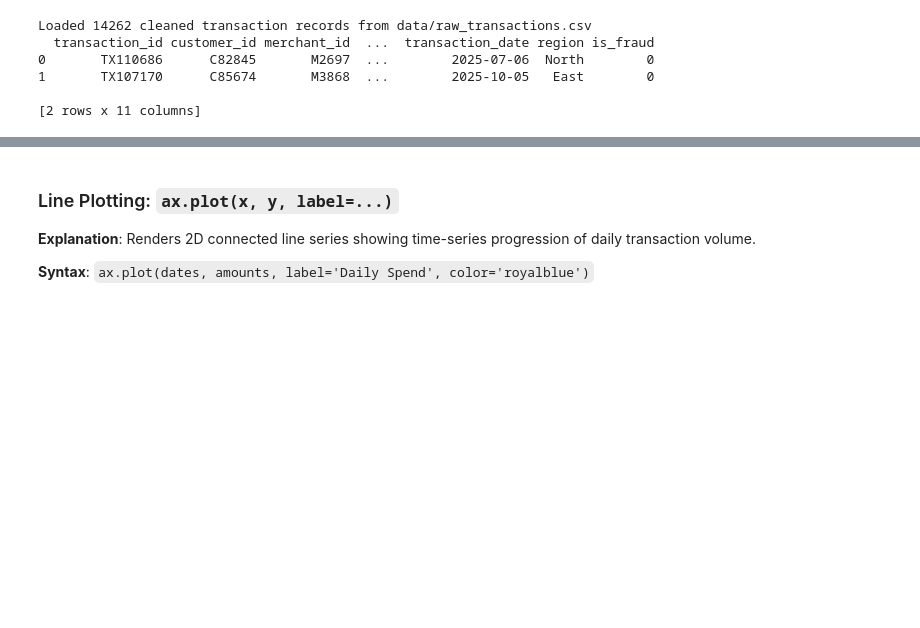
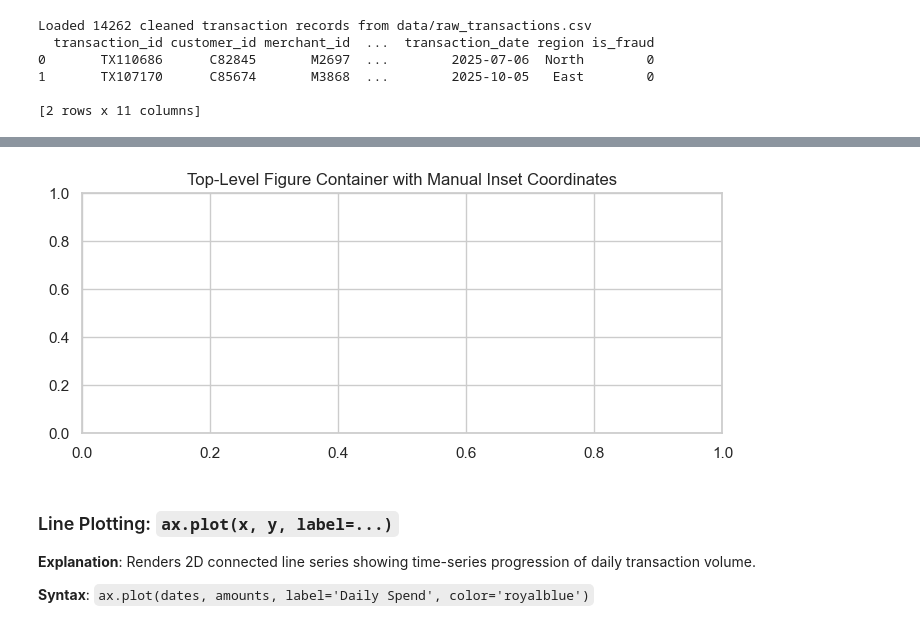
Before and after one commit to iankurbhatt/investigate-pandas, a Jupyter notebook: investigate_data_visualization/matplotlib_foundations_architecture.ipynb, the cells around one changed output, grey strips where cells are left out. Cells and saved outputs as stored; diff of their text form; code cells hidden in the pictures; blank space fills up the shorter version.

```diff
--- a/investigate_data_visualization/matplotlib_foundations_architecture.ipynb
+++ b/investigate_data_visualization/matplotlib_foundations_architecture.ipynb
@@ -68,3 +64,10 @@ Top-level Figure instance: Figure(600x300)
+# %%
+fig = plt.figure(figsize=(8, 3))
+ax = fig.add_axes([0.1, 0.1, 0.8, 0.8])
+ax.set_title('Top-Level Figure Container with Manual Inset Coordinates')
+plt.show()
+# %% [output]
+[figure, added]
 # %% [markdown]
 ### Line Plotting: `ax.plot(x, y, label=...)`
 **Explanation**: Renders 2D connected line series showing time-series progression of daily transaction volume.
```
Also changed, not shown: parts of 22 cells of this notebook, 9 other files.
